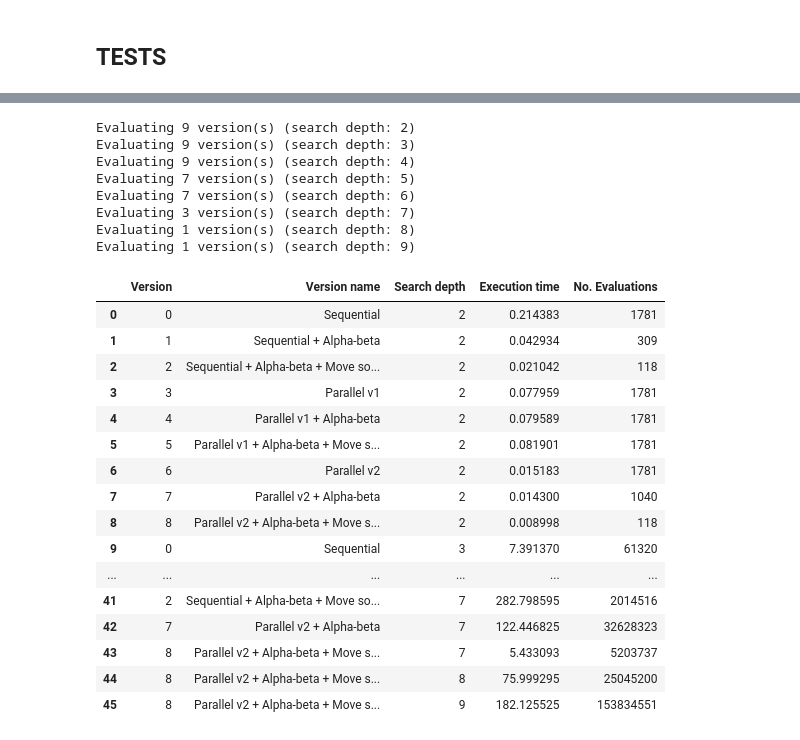
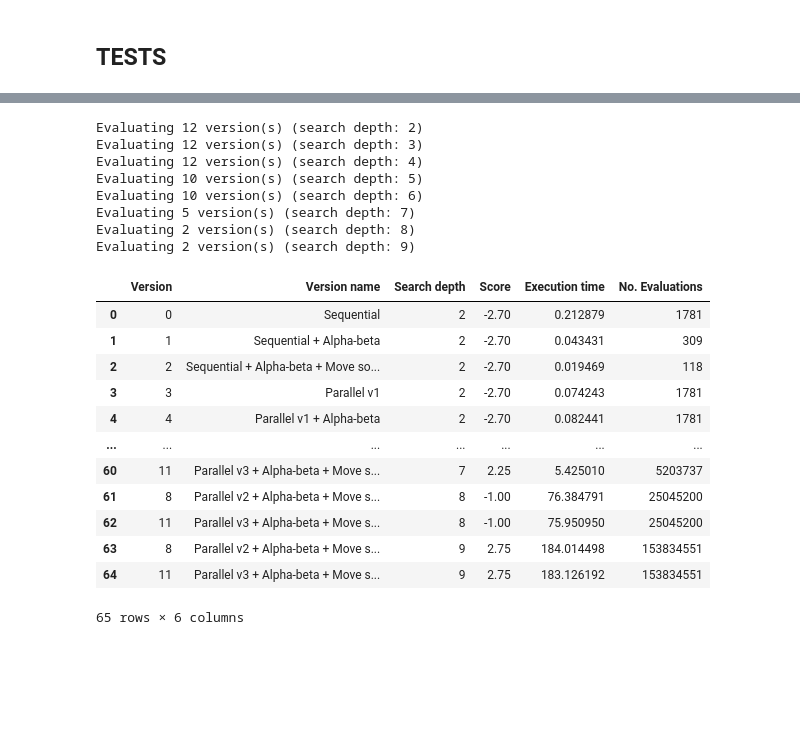
Before and after one commit to vv-hieu/ParallelChessEngine, a Jupyter notebook: ChessEngineTest.ipynb, the cells around one changed output, grey strips where cells are left out. Saved outputs shown, nothing was run; the diff lists cells and outputs as text; code cells hidden in the pictures; blank space fills up the shorter version.

```diff
--- a/ChessEngineTest.ipynb
+++ b/ChessEngineTest.ipynb
@@ -15,7 +15,7 @@ def find_move_benchmark_all(fen: str, search_depth: int, versions: dict[int, str
     result_df = pd.DataFrame()
 
     num_versions = len(versions)
-    cols = math.ceil(math.sqrt(num_versions))
+    cols = math.floor(math.sqrt(num_versions))
     rows = math.ceil(num_versions / cols)
 
     if plot_moves:
@@ -33,6 +33,7 @@ def find_move_benchmark_all(fen: str, search_depth: int, versions: dict[int, str
             'Version'         : version,
             'Version name'    : version_name,
             'Search depth'    : search_depth,
+            'Score'           : score,
             'Execution time'  : end - start,
             'No. Evaluations' : get_evaluation_count()
         }, ignore_index = True)
@@ -57,10 +58,9 @@ def find_move_benchmark_all(fen: str, search_depth: int, versions: dict[int, str
 
     return result_df
 
-def find_move_benchmark_all_multiple_depth(fen: str, start_search_depth: int, versions: dict[int, str], time_threshold: float = 1000.0):
+def find_move_benchmark_all_multiple_depth(fen: str, start_search_depth: int, versions: dict[int, str], time_threshold: float = 100.0):
     result_df = pd.DataFrame()
 
-    time_threshold /= 10.0
     while len(versions) > 0:
         print(f'Evaluating {len(versions)} version(s) (search depth: {start_search_depth})')
 
@@ -80,13 +80,16 @@ def find_move_benchmark_all_multiple_depth(fen: str, start_search_depth: int, ve
 ## **TESTS**
 # %%
 versions = {
-         0: 'Sequential',
-         1: 'Sequential + Alpha-beta',
-         2: 'Sequential + Alpha-beta + Move sorting',
-         3: 'Parallel v1',
-         4: 'Parallel v1 + Alpha-beta',
-         5: 'Parallel v1 + Alpha-beta + Move sorting',
-         6: 'Parallel v2',
-         7: 'Parallel v2 + Alpha-beta',
-         8: 'Parallel v2 + Alpha-beta + Move sorting',
+          0: 'Sequential',
+          1: 'Sequential + Alpha-beta',
+          2: 'Sequential + Alpha-beta + Move sorting',
+          3: 'Parallel v1',
+          4: 'Parallel v1 + Alpha-beta',
+          5: 'Parallel v1 + Alpha-beta + Move sorting',
+          6: 'Parallel v2',
+          7: 'Parallel v2 + Alpha-beta',
+          8: 'Parallel v2 + Alpha-beta + Move sorting',
+          9: 'Parallel v3',
+         10: 'Parallel v3 + Alpha-beta',
+         11: 'Parallel v3 + Alpha-beta + Move sorting',
     }
@@ -93,32 +113,28 @@ versions = {
 # %%
-result = find_move_benchmark_all_multiple_depth('r3k2r/p1ppqpbp/Bn2pnp1/3PN3/1p2P3/2N2Q1p/PPPB1PPP/R3K2R b KQkq - 0 1', 2, versions)
+result = find_move_benchmark_all_multiple_depth('r3k2r/p1ppqpbp/Bn2pnp1/3PN3/1p2P3/2N2Q1p/PPPB1PPP/R3K2R b KQkq - 0 1', 2, versions, time_threshold = 100.0)
 result
 # %% [output]
-Evaluating 9 version(s) (search depth: 2)
-Evaluating 9 version(s) (search depth: 3)
-Evaluating 9 version(s) (search depth: 4)
-Evaluating 7 version(s) (search depth: 5)
-Evaluating 7 version(s) (search depth: 6)
-Evaluating 3 version(s) (search depth: 7)
-Evaluating 1 version(s) (search depth: 8)
-Evaluating 1 version(s) (search depth: 9)
+Evaluating 12 version(s) (search depth: 2)
+Evaluating 12 version(s) (search depth: 3)
+Evaluating 12 version(s) (search depth: 4)
+Evaluating 10 version(s) (search depth: 5)
+Evaluating 10 version(s) (search depth: 6)
+Evaluating 5 version(s) (search depth: 7)
+Evaluating 2 version(s) (search depth: 8)
+Evaluating 2 version(s) (search depth: 9)
-|  | Version | Version name | Search depth | Execution time | No. Evaluations |
-| 0 | 0 | Sequential | 2 | 0.214383 | 1781 |
-| 1 | 1 | Sequential + Alpha-beta | 2 | 0.042934 | 309 |
-| 2 | 2 | Sequential + Alpha-beta + Move so... | 2 | 0.021042 | 118 |
-| 3 | 3 | Parallel v1 | 2 | 0.077959 | 1781 |
-| 4 | 4 | Parallel v1 + Alpha-beta | 2 | 0.079589 | 1781 |
-| 5 | 5 | Parallel v1 + Alpha-beta + Move s... | 2 | 0.081901 | 1781 |
-| 6 | 6 | Parallel v2 | 2 | 0.015183 | 1781 |
-| 7 | 7 | Parallel v2 + Alpha-beta | 2 | 0.014300 | 1040 |
-| 8 | 8 | Parallel v2 + Alpha-beta + Move s... | 2 | 0.008998 | 118 |
-| 9 | 0 | Sequential | 3 | 7.391370 | 61320 |
-| ... | ... | ... | ... | ... | ... |
-| 41 | 2 | Sequential + Alpha-beta + Move so... | 7 | 282.798595 | 2014516 |
-| 42 | 7 | Parallel v2 + Alpha-beta | 7 | 122.446825 | 32628323 |
-| 43 | 8 | Parallel v2 + Alpha-beta + Move s... | 7 | 5.433093 | 5203737 |
-| 44 | 8 | Parallel v2 + Alpha-beta + Move s... | 8 | 75.999295 | 25045200 |
-| 45 | 8 | Parallel v2 + Alpha-beta + Move s... | 9 | 182.125525 | 153834551 |
+|  | Version | Version name | Search depth | Score | Execution time | No. Evaluations |
+| 0 | 0 | Sequential | 2 | -2.70 | 0.212879 | 1781 |
+| 1 | 1 | Sequential + Alpha-beta | 2 | -2.70 | 0.043431 | 309 |
+| 2 | 2 | Sequential + Alpha-beta + Move so... | 2 | -2.70 | 0.019469 | 118 |
+| 3 | 3 | Parallel v1 | 2 | -2.70 | 0.074243 | 1781 |
+| 4 | 4 | Parallel v1 + Alpha-beta | 2 | -2.70 | 0.082441 | 1781 |
+| ... | ... | ... | ... | ... | ... | ... |
+| 60 | 11 | Parallel v3 + Alpha-beta + Move s... | 7 | 2.25 | 5.425010 | 5203737 |
+| 61 | 8 | Parallel v2 + Alpha-beta + Move s... | 8 | -1.00 | 76.384791 | 25045200 |
+| 62 | 11 | Parallel v3 + Alpha-beta + Move s... | 8 | -1.00 | 75.950950 | 25045200 |
+| 63 | 8 | Parallel v2 + Alpha-beta + Move s... | 9 | 2.75 | 184.014498 | 153834551 |
+| 64 | 11 | Parallel v3 + Alpha-beta + Move s... | 9 | 2.75 | 183.126192 | 153834551 |
+65 rows × 6 columns
 # %%
 plt.figure(figsize = (18, 12))
 
```
Also changed, not shown: parts of 2 cells of this notebook, 1 other file.
